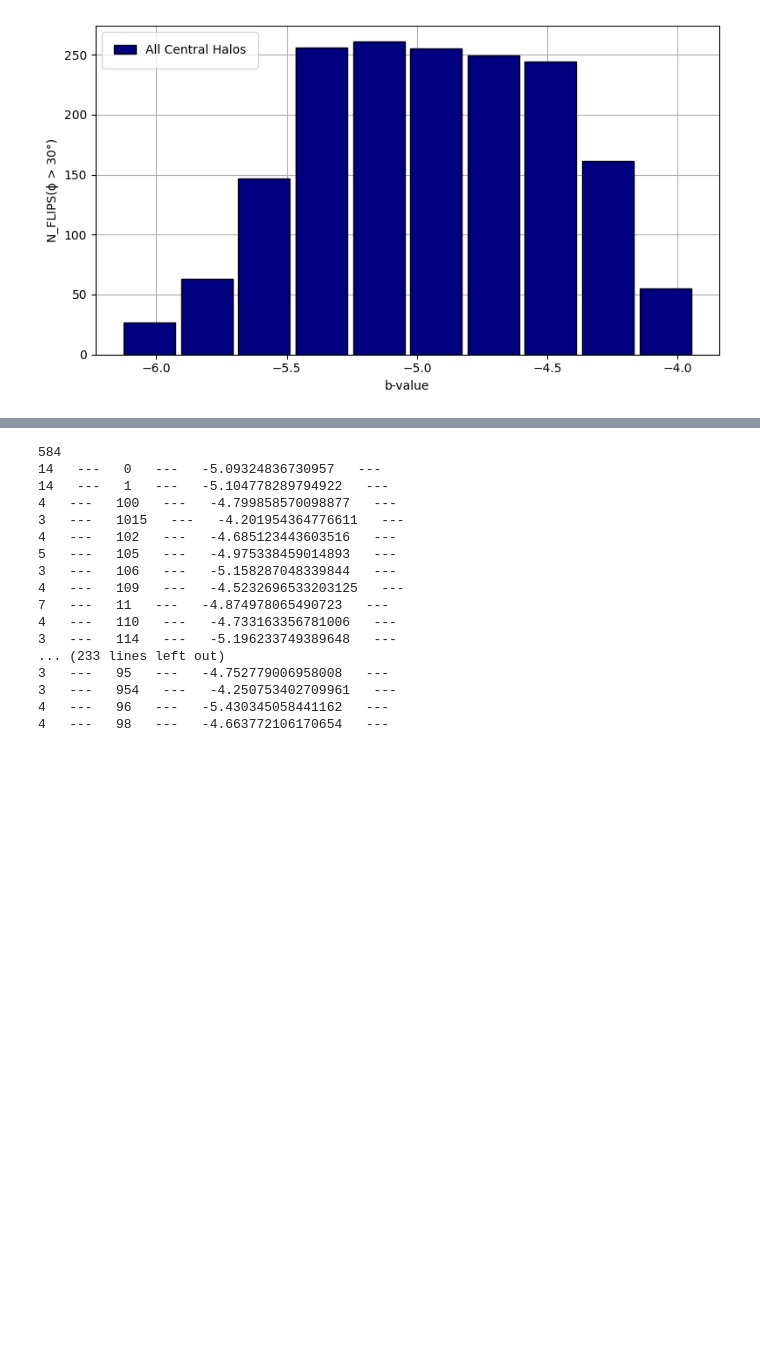
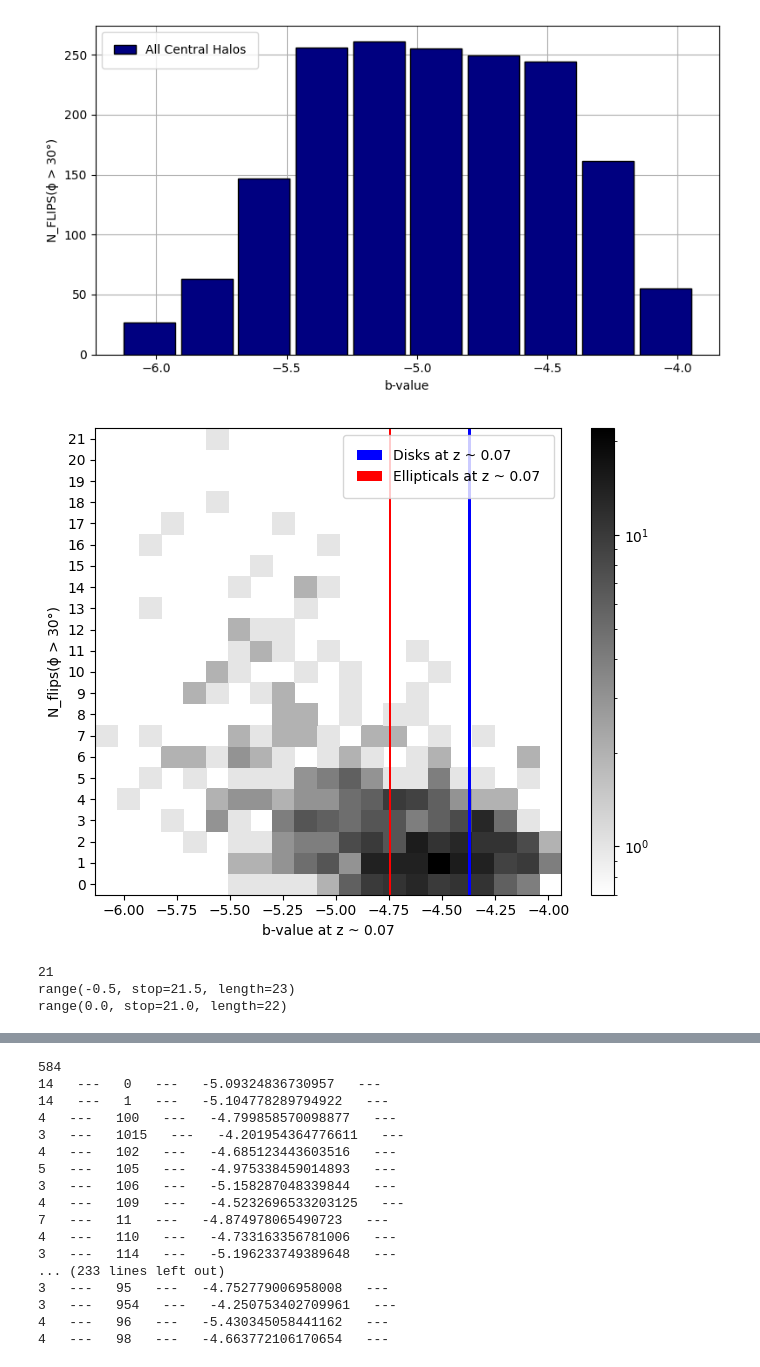
Before and after one commit to SilvioFortune/spinevo, a Jupyter notebook: flips/d_angle.ipynb, the cells around one changed output, grey strips where cells are left out. Saved outputs shown, nothing was run; the diff lists cells and outputs as text; code cells hidden in the pictures; blank space fills up the shorter version.

```diff
--- a/flips/d_angle.ipynb
+++ b/flips/d_angle.ipynb
@@ -265,6 +265,56 @@ fig.tight_layout()
 #fig.savefig(joinpath(@__DIR__, "plots/12345.png"), bbox_inches="tight", pad_inches=.1)
 # %% [output]
 [figure]
+# %%
+axes_grid1  = pyimport("mpl_toolkits.axes_grid1")
+pltcolors   = pyimport("matplotlib.colors")
+res_N_FLIP  = maximum(angle_data["STORY_FLIPS"])+1
+res_bval    = 22
+println(maximum(angle_data["STORY_FLIPS"]))
+println(LinRange(minimum(angle_data["STORY_FLIPS"])-0.5, maximum(angle_data["STORY_FLIPS"])+0.5, res_N_FLIP+1))
+println(LinRange(0, res_N_FLIP-1, res_N_FLIP))
+
+head            = read_header("$box/groups_$(@sprintf("%03i", 136))/sub_$(@sprintf("%03i", 136))")
+disk_bval_136   = -4.357-0.5*log10(1+head.z)
+ell_bval_136    = -4.732-0.5*log10(1+head.z)
+
+fig, ax = subplots()
+
+h = ax.hist2d(angle_data["STORY_BVAL"], angle_data["STORY_FLIPS"],
+    #bins=[res_bval, res_N_FLIP],
+    bins=[LinRange(minimum(angle_data["STORY_BVAL"]), maximum(angle_data["STORY_BVAL"]), res_bval),
+        LinRange(minimum(angle_data["STORY_FLIPS"])-0.5, maximum(angle_data["STORY_FLIPS"])+0.5, res_N_FLIP+1)],
+    cmap="binary", vmin=0.7, zorder=1, norm=pltcolors.LogNorm())
+#h = ax.hist2d(old_angle_data["FLIPS_BVAL"], old_angle_data["FLIPS"], bins=[16, 9],
+    #cmap="gist_yarg", zorder=3, vmin=0)
+ax.bar(disk_bval_136, height=[minimum(angle_data["STORY_FLIPS"])-0.5, maximum(angle_data["STORY_FLIPS"])+0.5],
+    width=0.01, color="blue", label="Disks at z ~ $(round.(head.z,digits=2))", zorder=2)
+ax.bar(ell_bval_136, height=[minimum(angle_data["STORY_FLIPS"])-0.5, maximum(angle_data["STORY_FLIPS"])+0.5],
+    width=0.01, color="red", label="Ellipticals at z ~ $(round.(head.z,digits=2))", zorder=2)
+
+#ax.set_title("$(length(angle_data["FLIPS"])) Central Halos with J_STAR flips of δ > $flipangle °")
+ax.set_xlabel("b-value at z ~ $(round.(head.z,digits=2))")
+ax.set_ylabel("N_flips(ϕ > $(flipangle)°)")
+#ax.xticks(LinRange(0, 16, 1))
+ax.set_yticks(LinRange(0, res_N_FLIP-1, res_N_FLIP))
+#ax.set_ylim(1,maximum(angle_data["STORY_FLIPS"]))
+#ax.set_ylim(1,maximum(old_angle_data["FLIPS"]))
+#ax.set_yscale("log")
+ax.legend(loc="upper right", frameon=true, borderpad=1, handlelength=1.8)
+#ax.grid()
+fig.colorbar(h[4], ax=ax)
+
+scale=0.6
+
+fig.set_size_inches(11scale, 9scale)
+fig.tight_layout()
+
+#fig.savefig(joinpath(@__DIR__, "plots/nflips_$(flipangle)_bval_CENTRAL_MSTARSgt$(th_MSOLAR).png"), bbox_inches="tight", pad_inches=.1)
+# %% [output]
+[figure, added]
+21
+range(-0.5, stop=21.5, length=23)
+range(0.0, stop=21.0, length=22)
 # %%
 axes_grid1  = pyimport("mpl_toolkits.axes_grid1")
 pltcolors   = pyimport("matplotlib.colors")
```
Also changed, not shown: parts of 3 cells of this notebook, 2 other files.
